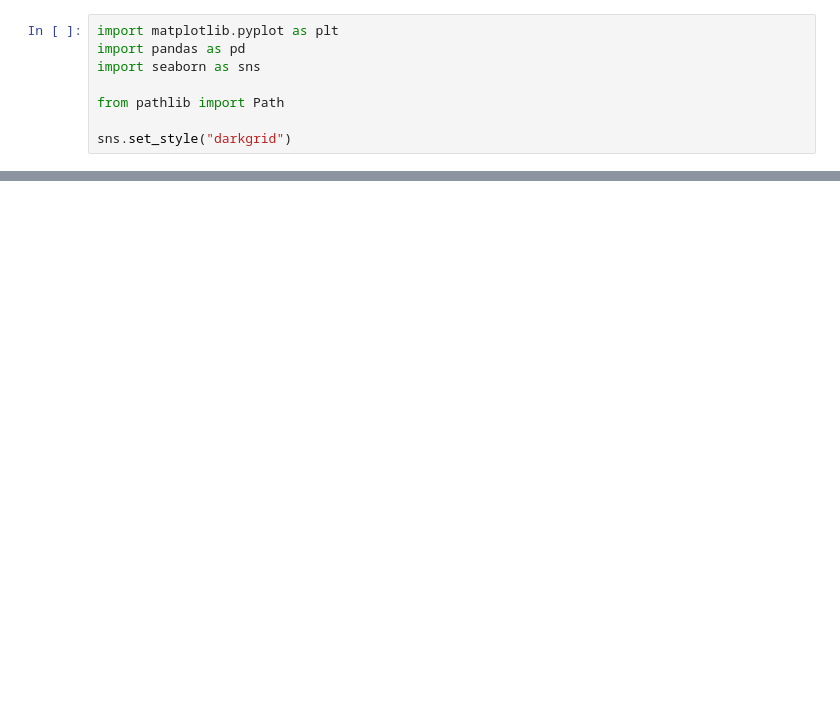
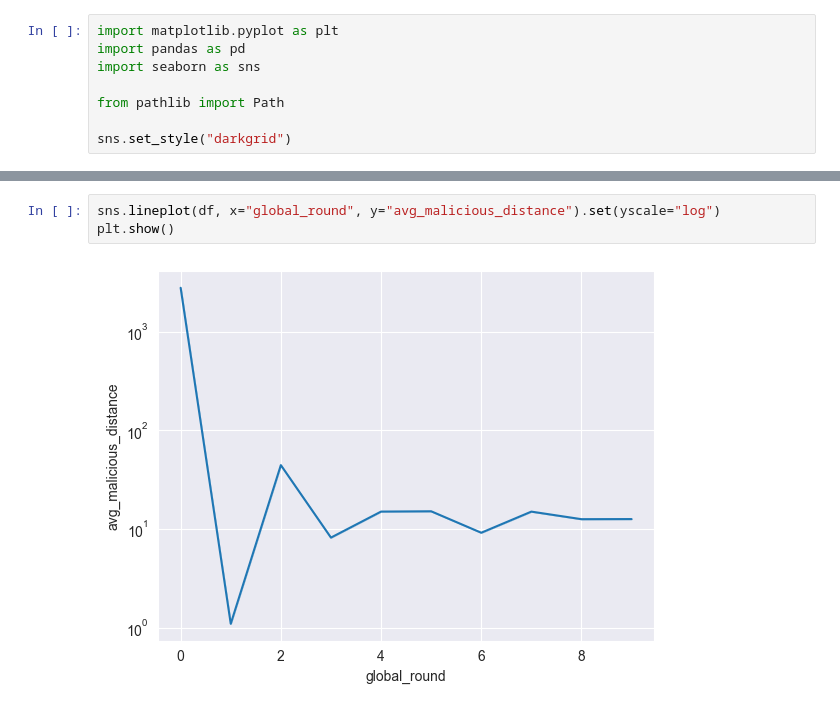
Before and after one commit to akathikar/Differential-Privacy-FL, a Jupyter notebook: notebooks/Experiment Plots.ipynb, the cells around one changed output, grey strips where cells are left out. Drawn from its saved outputs; the diff is of its cells as text; blank space fills up the shorter version.

```diff
--- a/notebooks/Experiment Plots.ipynb
+++ b/notebooks/Experiment Plots.ipynb
@@ -35 +35,6 @@ with sns.plotting_context("paper", font_scale=1.5):
+# %%
+sns.lineplot(df, x="global_round", y="avg_malicious_distance").set(yscale="log")
+plt.show()
+# %% [output]
+[figure, added]
 # %%
```
Also changed, not shown: parts of 5 cells of this notebook, 10 other files.
